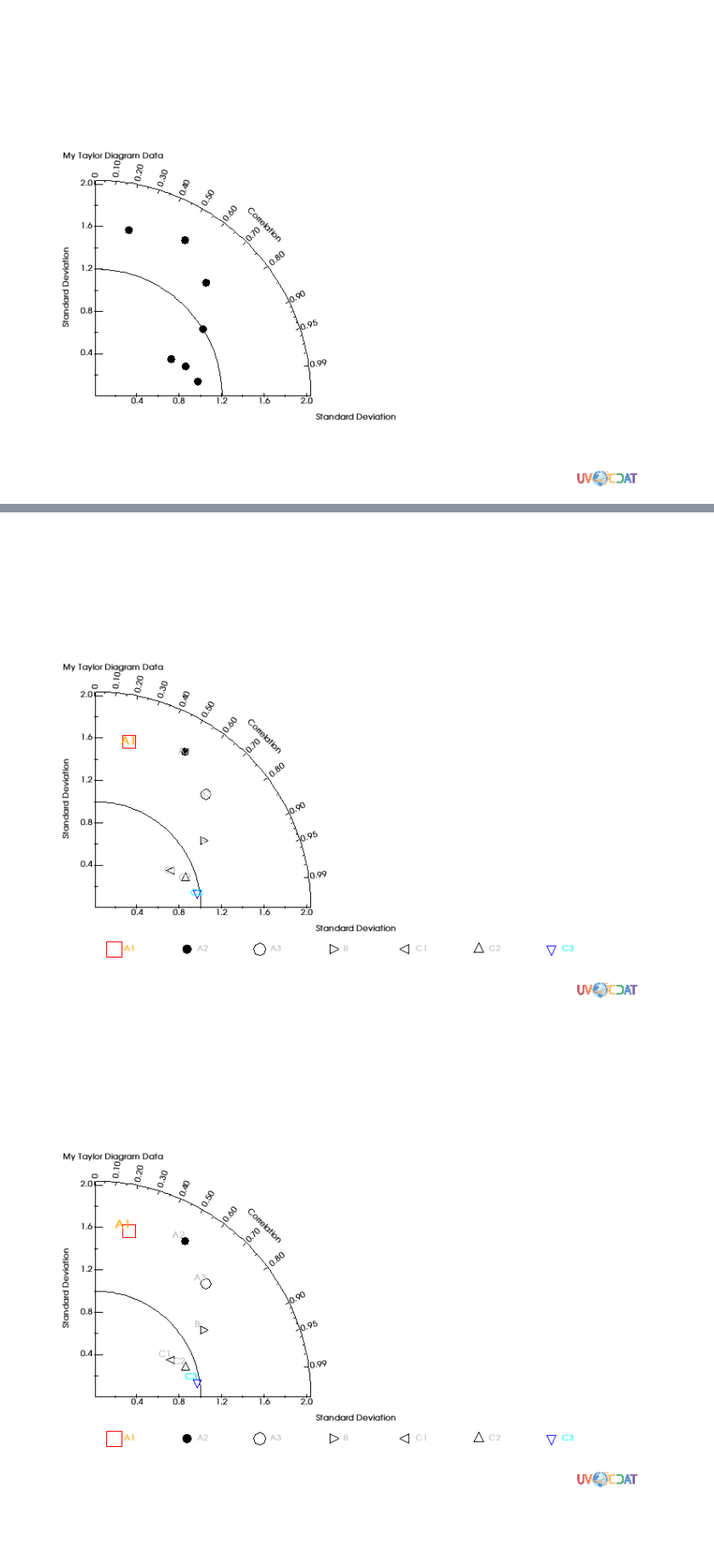
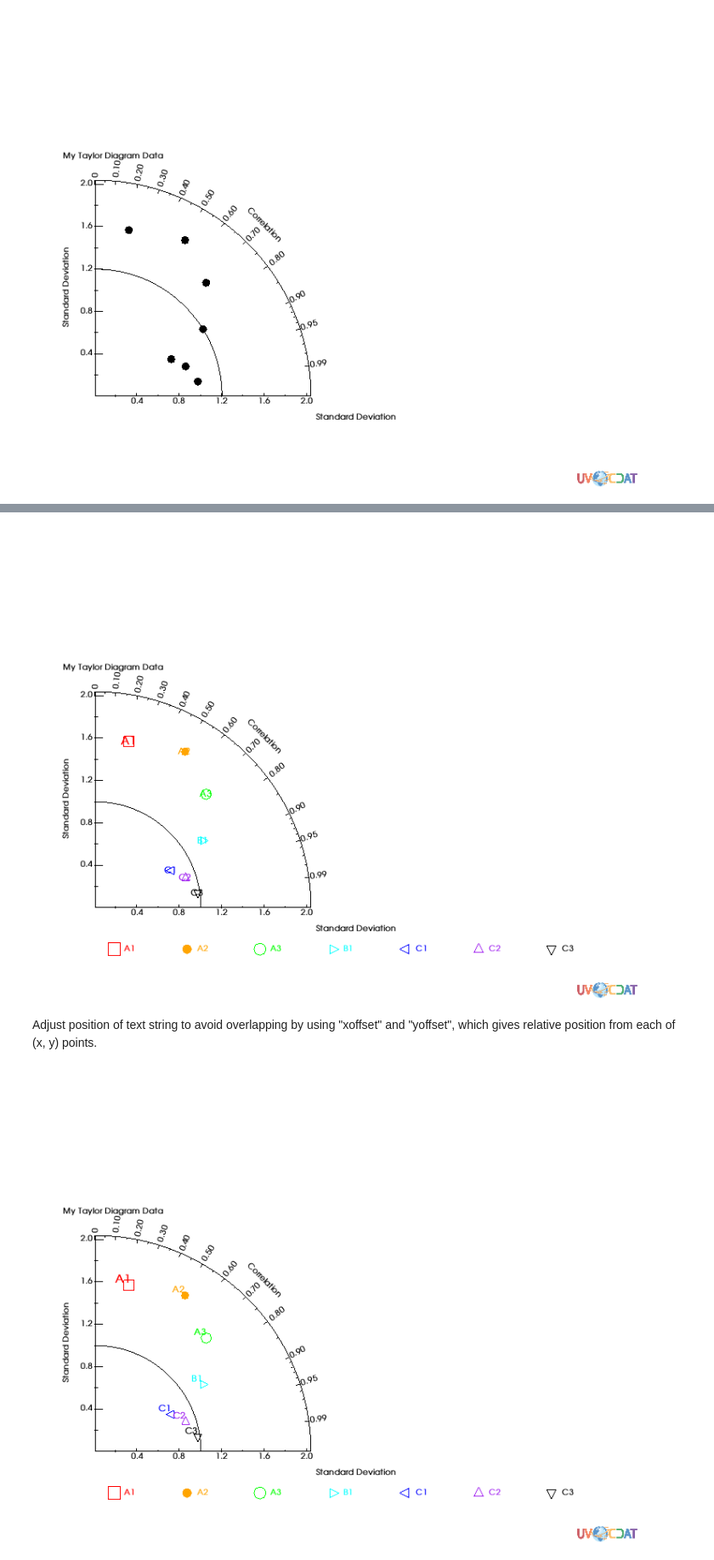
Before and after one commit to CDAT/cdat.github.io, a Jupyter notebook: Jupyter/Taylor_Diagrams/Taylor_Diagrams.ipynb, the cells around one changed output, grey strips where cells are left out. Shown at 85% size. Drawn from its saved outputs; the diff is of its cells as text; code cells hidden in the pictures; blank space fills up the shorter version.

```diff
--- a/Jupyter/Taylor_Diagrams/Taylor_Diagrams.ipynb
+++ b/Jupyter/Taylor_Diagrams/Taylor_Diagrams.ipynb
@@ -34,0 +85,8 @@ x.plot(data,taylor)
+# %%
+# Markers attributes
+ids = ["A1","A2","A3","B1","C1","C2","C3"]
+id_sizes = [20., 15., 15., 15., 15., 15., 15.,]
+id_colors = ["red","orange","green","cyan","blue","purple","black"]
+symbols = ["square","dot","circle","triangle_right","triangle_left","triangle_up","triangle_down"]
+colors = ["red","orange","green","cyan","blue","purple","black"]
+sizes = [20., 5., 20., 20., 20., 20., 20.,]
@@ -35,7 +105,6 @@ x.plot(data,taylor)
 # %%
 taylor = vcs.createtaylordiagram()
-for i in range(len(std)):
-    #taylor.list()
+for i in range(len(data)):
     taylor.addMarker(id=ids[i],
                      id_size=id_sizes[i],
                      id_color=id_colors[i],
@@ -45,20 +114,21 @@ for i in range(len(std)):
 x.clear()
 x.plot(data,taylor)
 # %% [output]
-[figure, old version]
+[figure, new version]
+# %% [markdown]
+Adjust position of text string to avoid overlapping by using "xoffset" and "yoffset", which gives relative position from each of (x, y) points.
 # %%
 taylor = vcs.createtaylordiagram()
-for i in range(len(std)):
-    #taylor.list()
+for i in range(len(data)):
     taylor.addMarker(id=ids[i],
                      id_size=id_sizes[i],
                      id_color=id_colors[i],
                      symbol=symbols[i],
                      color=colors[i],
                      size=sizes[i],
                      xoffset=-2.5,
                      yoffset=2.5)
 x.clear()
 x.plot(data,taylor)
 # %% [output]
-[figure, old version]
+[figure, new version]
```
Also changed, not shown: parts of 28 cells of this notebook, 15 other files.
